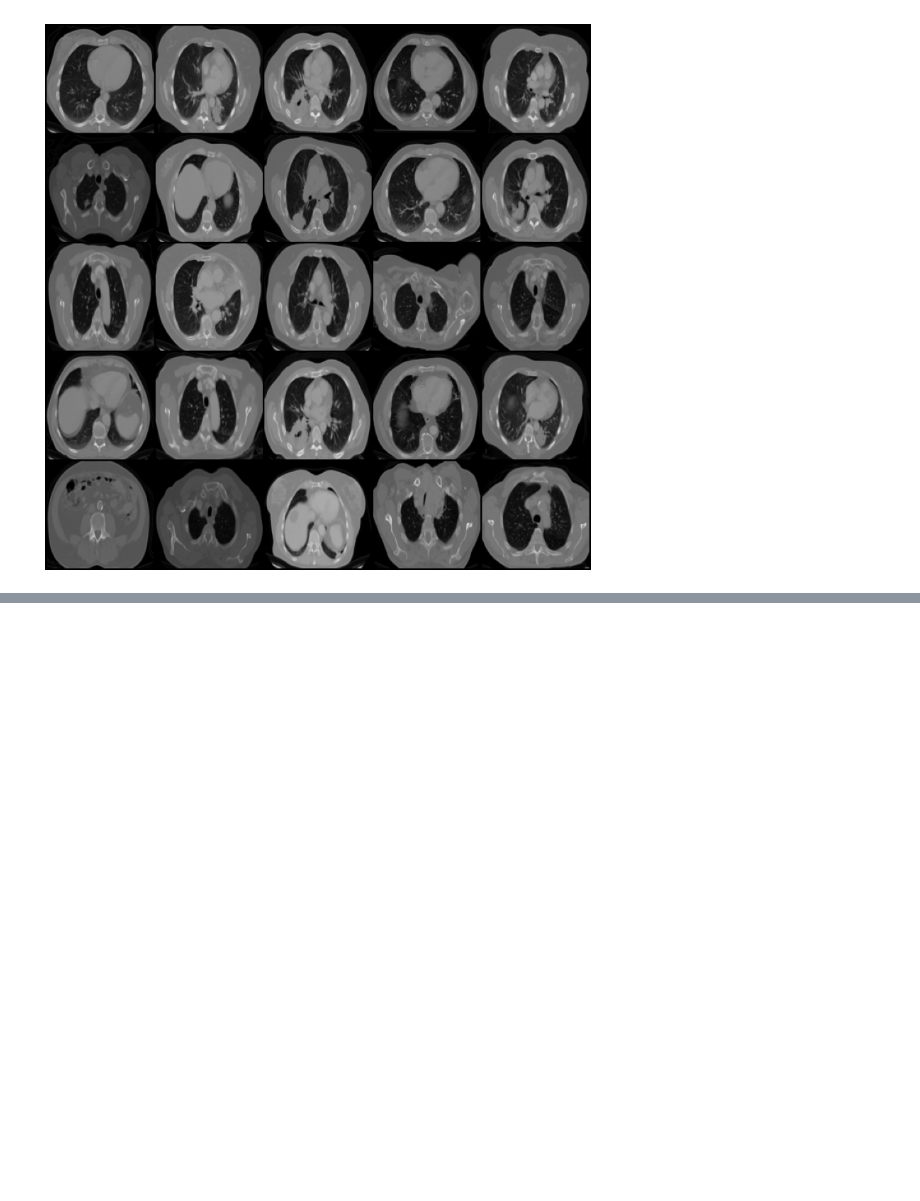
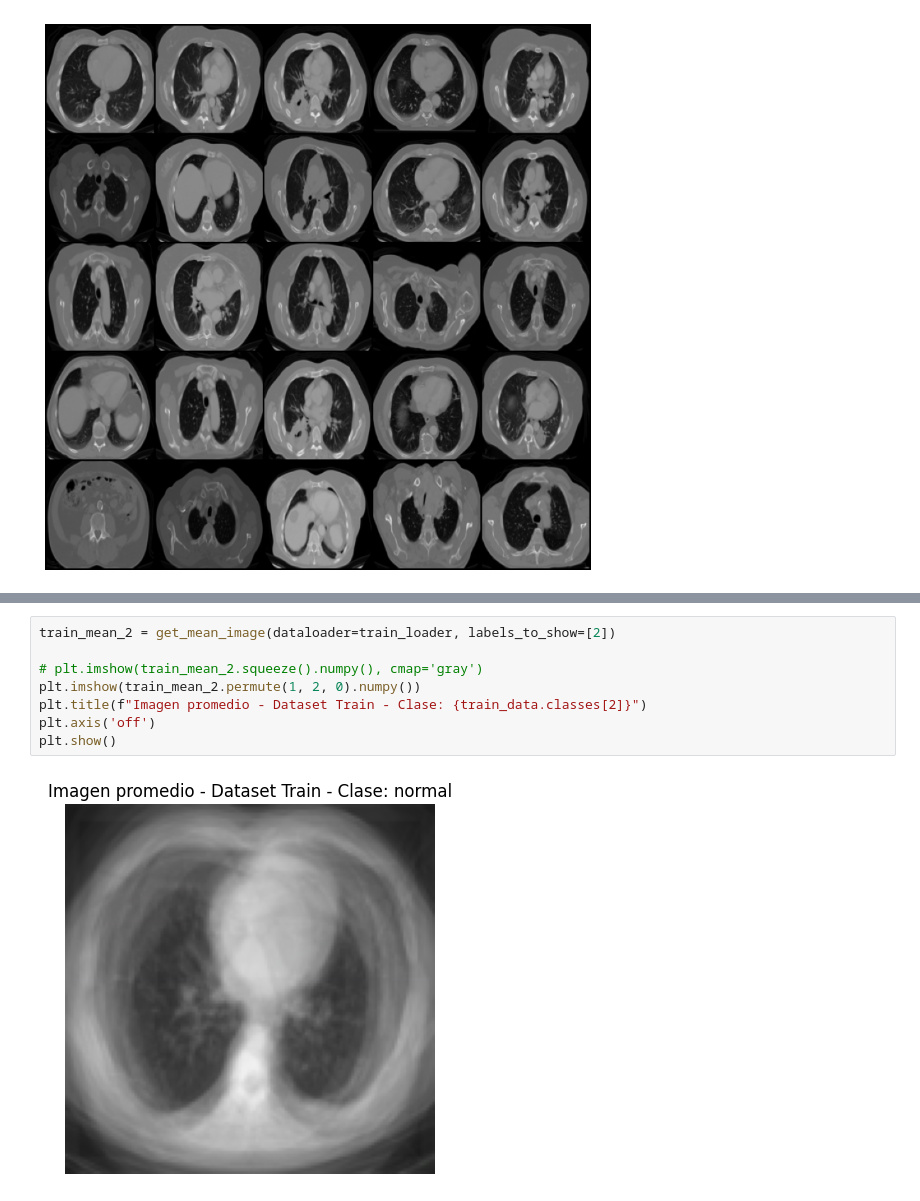
Before and after one commit to gasper-az/vision-computadora-II-trabajo-final, a Jupyter notebook: trabajo-final.ipynb, the cells around one changed output, grey strips where cells are left out. Drawn from its saved outputs; the diff is of its cells as text; blank space fills up the shorter version.

```diff
--- a/trabajo-final.ipynb
+++ b/trabajo-final.ipynb
@@ -411,0 +496,10 @@ show_images_from_loader(dataloader=validation_loader)
+# %%
+train_mean_2 = get_mean_image(dataloader=train_loader, labels_to_show=[2])
+
+# plt.imshow(train_mean_2.squeeze().numpy(), cmap='gray')
+plt.imshow(train_mean_2.permute(1, 2, 0).numpy())
+plt.title(f"Imagen promedio - Dataset Train - Clase: {train_data.classes[2]}")
+plt.axis('off')
+plt.show()
+# %% [output]
+[figure, added]
```
Also changed, not shown: parts of 14 cells of this notebook.
